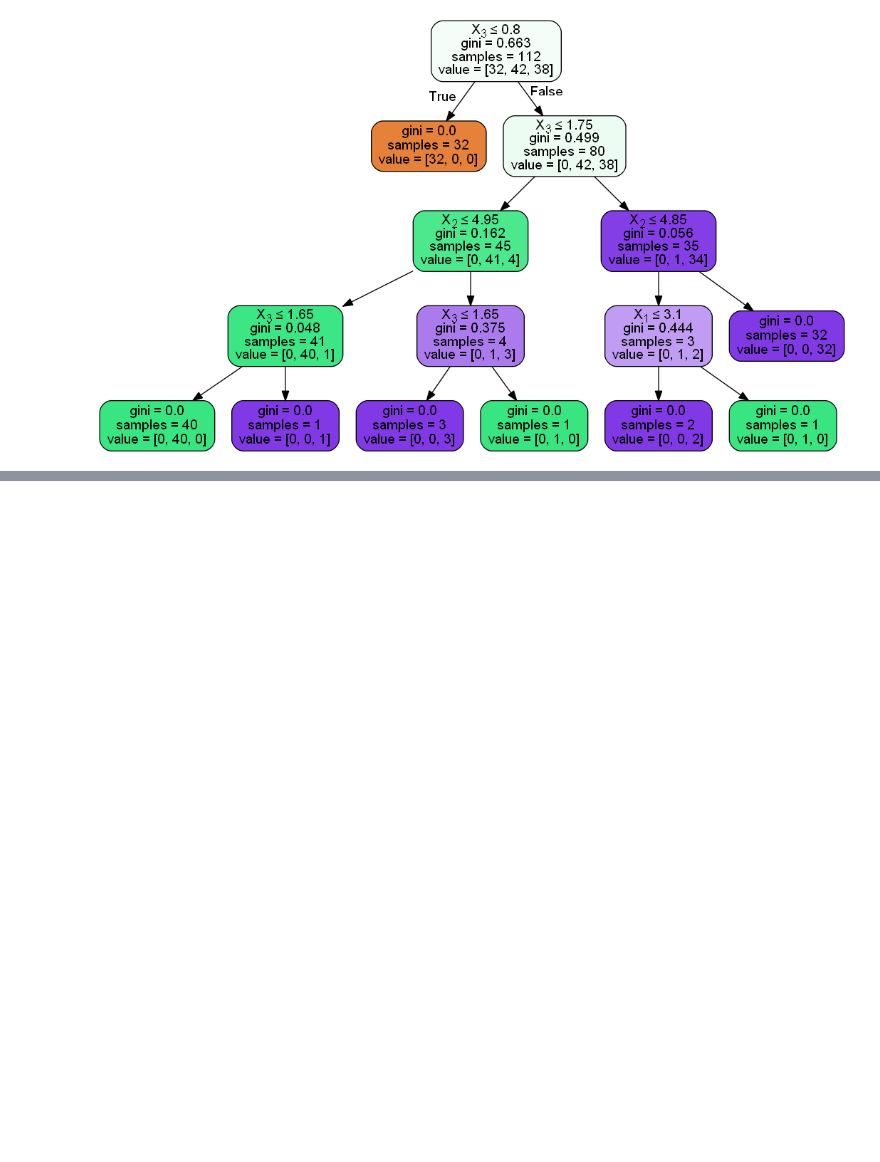
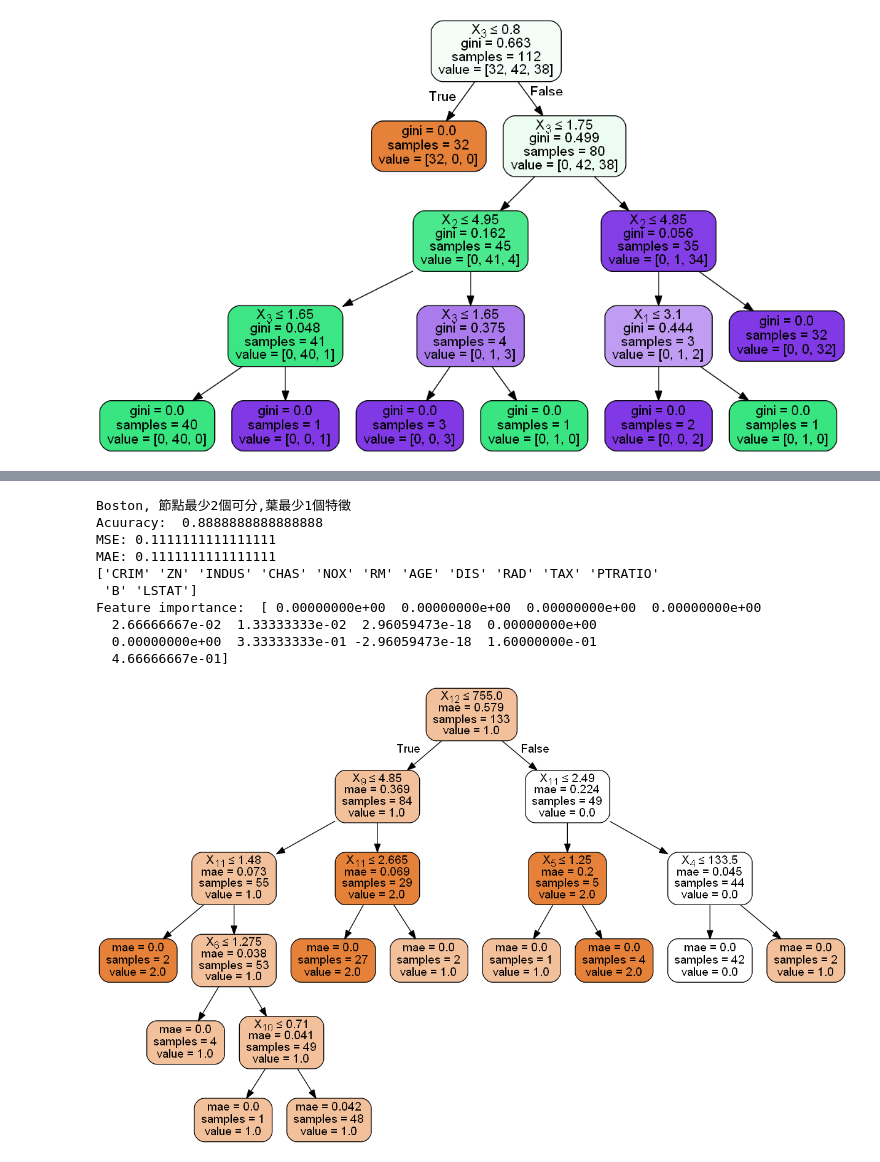
Before and after one commit to pablo-chung/2nd-ML100Days, a Jupyter notebook: homework/Day_042_HW.ipynb, the cells around one changed output, grey strips where cells are left out. Drawn from its saved outputs; the diff is of its cells as text; code cells hidden in the pictures; blank space fills up the shorter version.

```diff
--- a/homework/Day_042_HW.ipynb
+++ b/homework/Day_042_HW.ipynb
@@ -268,0 +279,50 @@ Feature importance:  [0.         0.         0.         0.00299987 0.         0.
+# %%
+#讀取boston資料集
+boston = datasets.load_boston()
+#切分資料集
+x_train, x_test, y_train, y_test = train_test_split(wine.data, wine.target, test_size=0.25 , random_state=4)
+
+#wine
+print('Boston, 節點最少2個可分,葉最少1個特徵')
+clf = DecisionTreeRegressor(
+        criterion = 'mae',
+        max_depth = 5,
+        min_samples_split = 2,
+        min_samples_leaf = 1
+)
+
+clf.fit(x_train, y_train)
+y_pred = clf.predict(x_test)
+
+acc = metrics.accuracy_score(y_test, y_pred)
+mse = metrics.mean_squared_error(y_test, y_pred)
+mae = metrics.mean_absolute_error(y_test, y_pred)
+print("Acuuracy: ", acc)
+print("MSE:", mse)
+print("MAE:", mae)
+
+print(boston.feature_names)
+print("Feature importance: ", clf.feature_importances_)
+print()
+
+#畫圖
+dot_data = StringIO()
+
+export_graphviz(clf, out_file=dot_data,
+                filled=True, rounded=True,
+                special_characters=True)
+
+graph = pydotplus.graph_from_dot_data(dot_data.getvalue())
+Image(graph.create_png())
+# %% [output]
+Boston, 節點最少2個可分,葉最少1個特徵
+Acuuracy:  0.8888888888888888
+MSE: 0.1111111111111111
+MAE: 0.1111111111111111
+['CRIM' 'ZN' 'INDUS' 'CHAS' 'NOX' 'RM' 'AGE' 'DIS' 'RAD' 'TAX' 'PTRATIO'
+ 'B' 'LSTAT']
+Feature importance:  [ 0.00000000e+00  0.00000000e+00  0.00000000e+00  0.00000000e+00
+  2.66666667e-02  1.33333333e-02  2.96059473e-18  0.00000000e+00
+  0.00000000e+00  3.33333333e-01 -2.96059473e-18  1.60000000e-01
+  4.66666667e-01]
+[figure, added]
```
Also changed, not shown: parts of 5 cells of this notebook.
